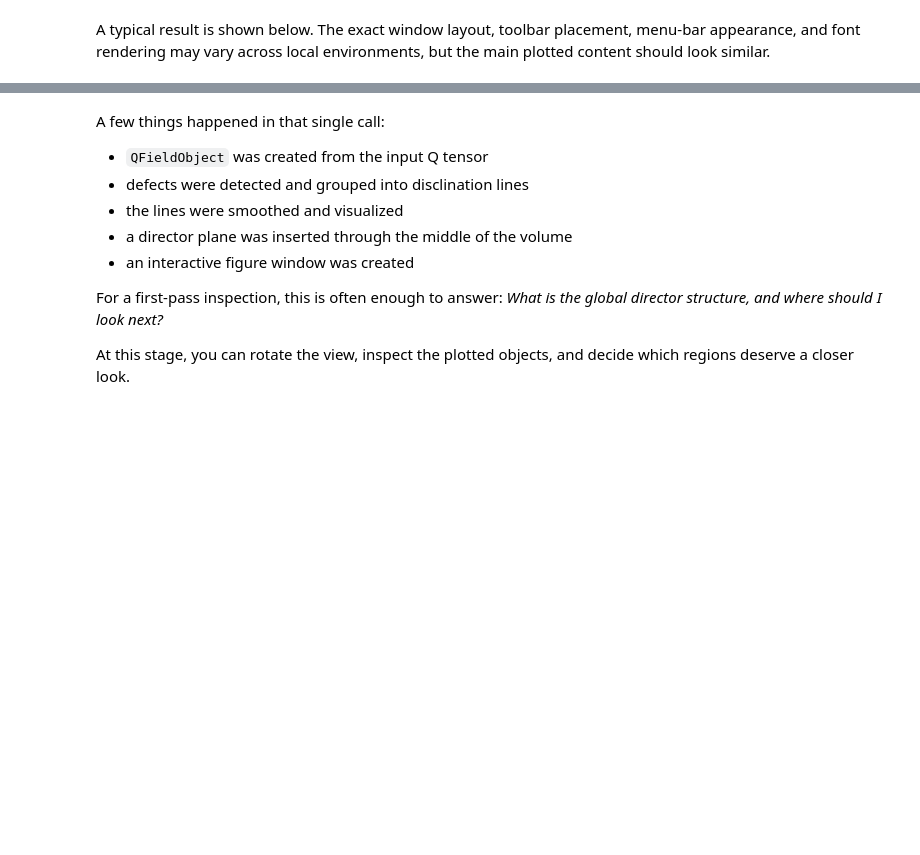
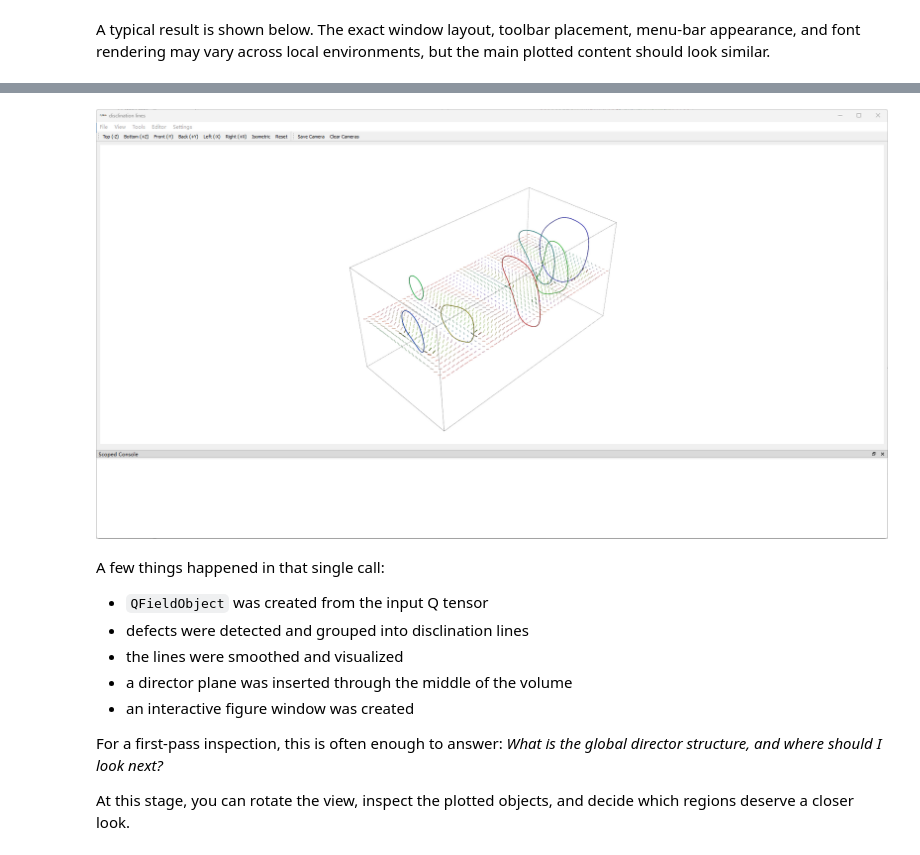
Before and after one commit to YingyouMa/Nematics3D, a Jupyter notebook: tutorials/quick_visualize_Q.ipynb, the cells around one changed output, grey strips where cells are left out. Cells and saved outputs as stored; diff of their text form; code cells hidden in the pictures; blank space fills up the shorter version.

```diff
--- a/tutorials/quick_visualize_Q.ipynb
+++ b/tutorials/quick_visualize_Q.ipynb
@@ -117,3 +115,7 @@ A typical result is shown below. The exact window layout, toolbar placement, men
+# %%
+display(Image(filename=EXAMPLE_IMAGE_PATH))
+# %% [output]
+[figure, added]
 # %% [markdown]
 A few things happened in that single call:
 
```
Also changed, not shown: parts of 9 cells of this notebook, 10 other files.
